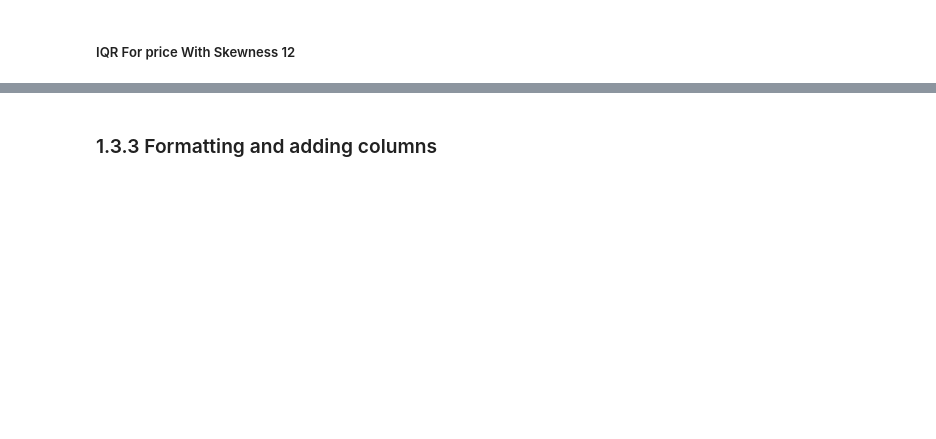
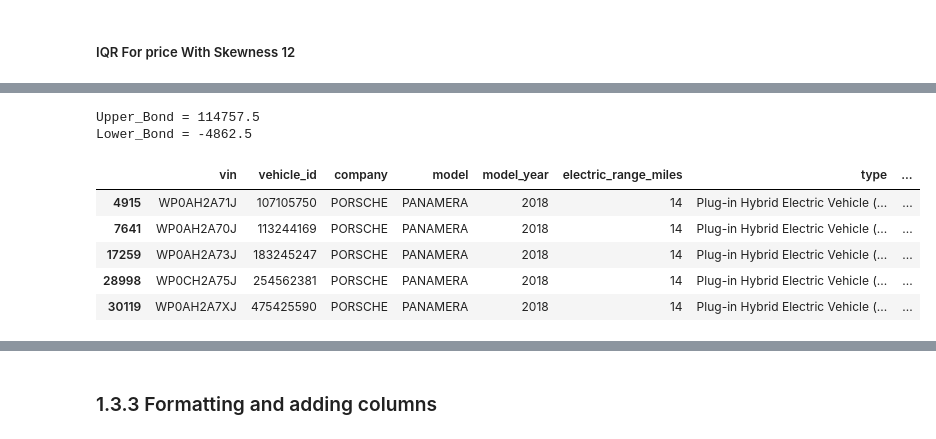
Before and after one commit to mohamedfouad00/Electric-cars-population-and-sales-project, a Jupyter notebook: python project.ipynb, the cells around one changed output, grey strips where cells are left out. Drawn from its saved outputs; the diff is of its cells as text; code cells hidden in the pictures; blank space fills up the shorter version.

```diff
--- a/python project.ipynb
+++ b/python project.ipynb
@@ -336,0 +329,9 @@ outliers
+# %%
+def IQR_outliers_sample(df,column):
+    Q1=df[column].quantile(0.25)
+    Q3=df[column].quantile(0.75)
+    IQR=Q3-Q1
+    upper_bound=Q3+1.5*IQR
+    lower_bound=Q1-1.5*IQR
+    pd.set_option('display.max_rows',None)
+    return df[(df[column]>upper_bound) | (df[column]<lower_bound)].head()
@@ -336,0 +340,14 @@ outliers
+# %%
+print(f'Upper_Bond = {upper_bond}\nLower_Bond = {lower_bond}')
+# %% [output]
+Upper_Bond = 114757.5
+Lower_Bond = -4862.5
+# %%
+IQR_outliers_sample(df,'price')
+# %% [output]
+|  | vin | vehicle_id | company | model | model_year | electric_range_miles | type | ... |
+| 4915 | WP0AH2A71J | 107105750 | PORSCHE | PANAMERA | 2018 | 14 | Plug-in Hybrid Electric Vehicle (... | ... |
+| 7641 | WP0AH2A70J | 113244169 | PORSCHE | PANAMERA | 2018 | 14 | Plug-in Hybrid Electric Vehicle (... | ... |
+| 17259 | WP0AH2A73J | 183245247 | PORSCHE | PANAMERA | 2018 | 14 | Plug-in Hybrid Electric Vehicle (... | ... |
+| 28998 | WP0CH2A75J | 254562381 | PORSCHE | PANAMERA | 2018 | 14 | Plug-in Hybrid Electric Vehicle (... | ... |
+| 30119 | WP0AH2A7XJ | 475425590 | PORSCHE | PANAMERA | 2018 | 14 | Plug-in Hybrid Electric Vehicle (... | ... |
```
Also changed, not shown: parts of 36 cells of this notebook.
